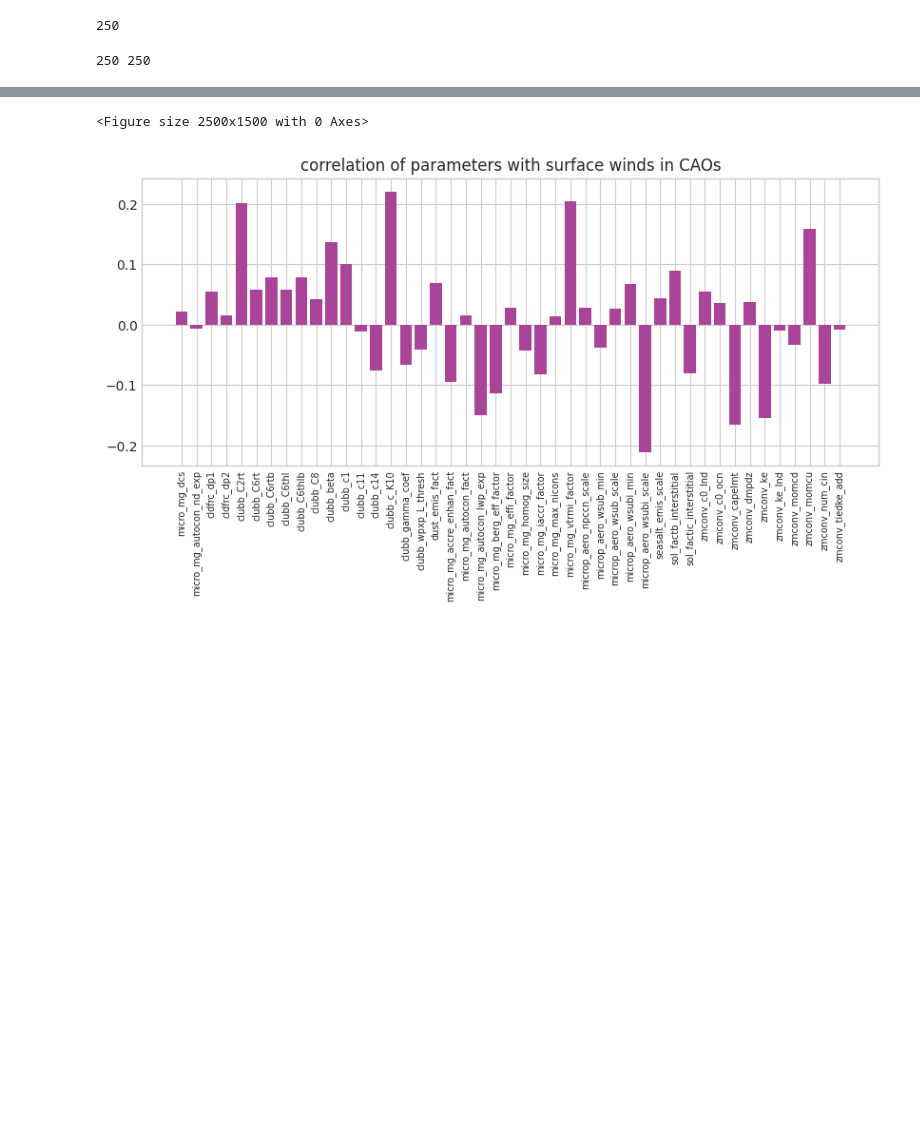
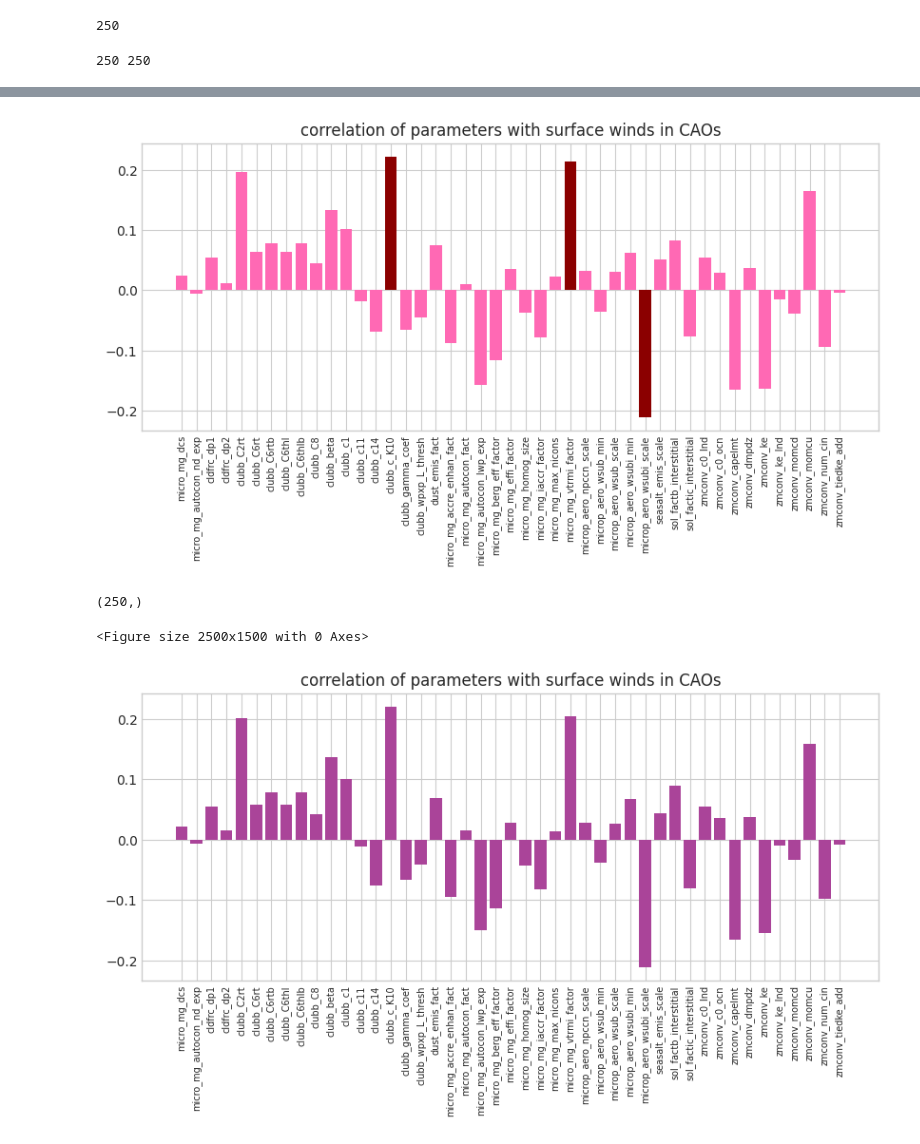
Before and after one commit to geethmaw/link, a Jupyter notebook: parameter_variance.ipynb, the cells around one changed output, grey strips where cells are left out. Cells and saved outputs as stored; diff of their text form; code cells hidden in the pictures; blank space fills up the shorter version.

```diff
--- a/parameter_variance.ipynb
+++ b/parameter_variance.ipynb
@@ -25,6 +25,6 @@ plt.rcParams['figure.figsize'] = (15.0/2.5, 15.0/2.5)
 # %%
 from con_models import get_cons
-con, use_colors, varname, pvarname, modname, warming_modname, hiresmd = get_cons()
+con, use_colors, varname, pvarname, modname, warming_modname, hiresmd, amipmd = get_cons()
 # %%
 fpath      = '/glade/campaign/cgd/projects/ppe/cam_ppe/rerun_PPE_250/parameter_250_w_control.nc'
 data       = xr.open_dataset(fpath)
@@ -170,6 +179,26 @@ for i in range(len(param_name)):
         cor = np.array(cor)
         correlation.append(cor[0])
         param.append(param_name[i])
+# %%
+mpl.rcParams['figure.dpi'] = 100
+plt.gcf().set_size_inches(10, 4)
+plt.style.use('seaborn-whitegrid')
+
+plt.bar(arange(len(correlation)),correlation,tick_label=param,color=use_colors[4])
+
+plt.bar(arange(len(correlation))[14],correlation[14],color='darkred')
+plt.bar(arange(len(correlation))[26],correlation[26],color='darkred')
+plt.bar(arange(len(correlation))[31],correlation[31],color='darkred')
+
+plt.xticks(rotation = 90,fontsize=7)
+plt.title('correlation of parameters with surface winds in CAOs')
+plt.savefig('../figures/parameter_correlation.png')
+# %% [output]
+[figure, added]
+# %%
+np.shape(Wind)
+# %% [output]
+(250,)
 # %%
 mpl.rcParams['figure.dpi'] = 100
 plt.clf()
```
Also changed, not shown: parts of 5 cells of this notebook, 26 other files.
